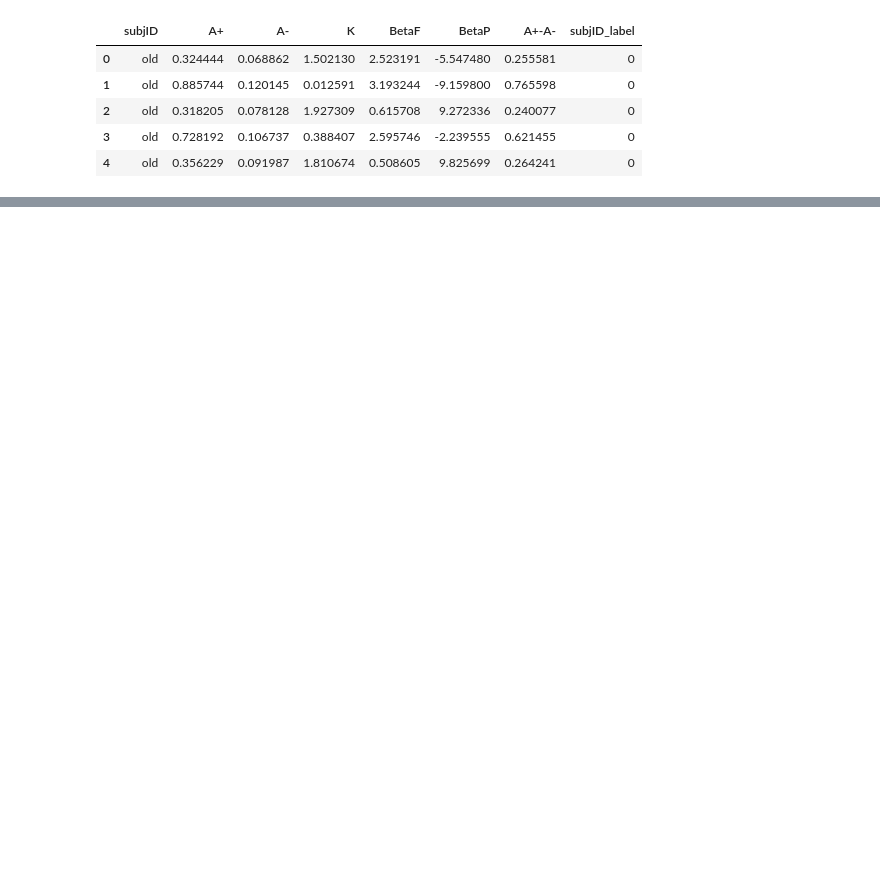
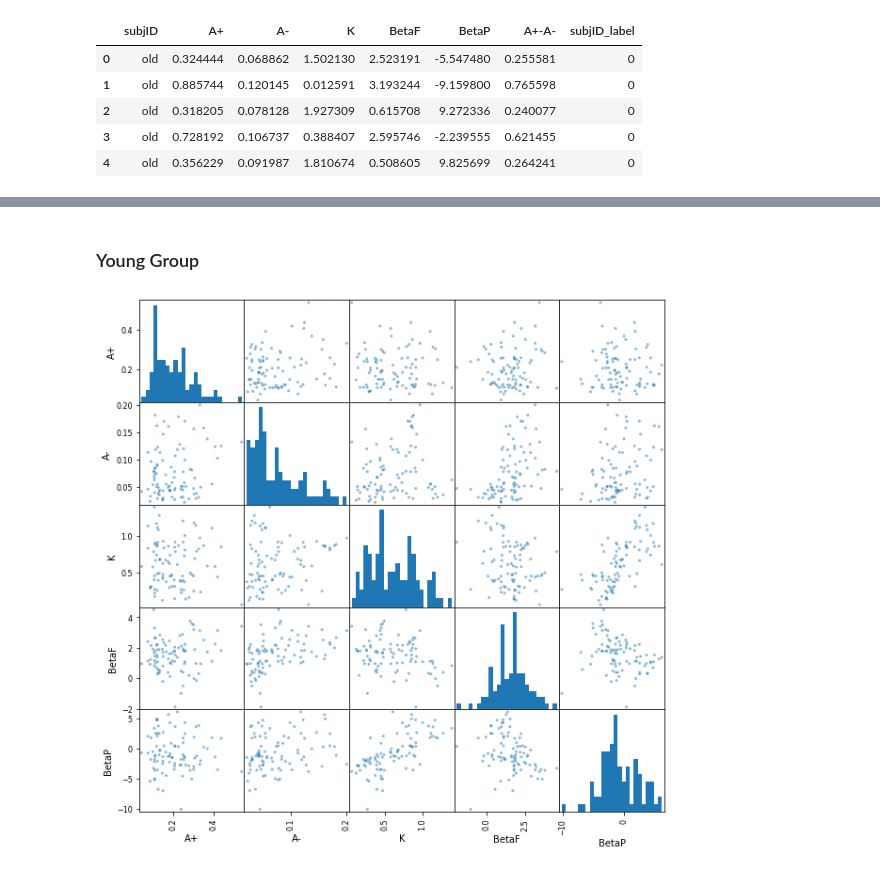
Before and after one commit to adampower48/ca4015_assignment1_dan_adam, a Jupyter notebook: book/_build/jupyter_execute/data_exploration.ipynb, the cells around one changed output, grey strips where cells are left out. Cells and saved outputs as stored; diff of their text form; code cells hidden in the pictures; blank space fills up the shorter version.

```diff
--- a/book/_build/jupyter_execute/data_exploration.ipynb
+++ b/book/_build/jupyter_execute/data_exploration.ipynb
@@ -26,0 +37,8 @@ plt.show()
+# %% [markdown]
+### Young Group
+# %%
+df_orl_young = df_orl[df_orl["subjID"] == "young"]
+pd.plotting.scatter_matrix(df_orl_young[["A+", "A-", "K", "BetaF", "BetaP"]], figsize=(10,10), hist_kwds=dict(bins=25), diagonal="hist")
+plt.show()
+# %% [output]
+[figure, added]
```
Also changed, not shown: parts of 14 cells of this notebook, 23 other files.
